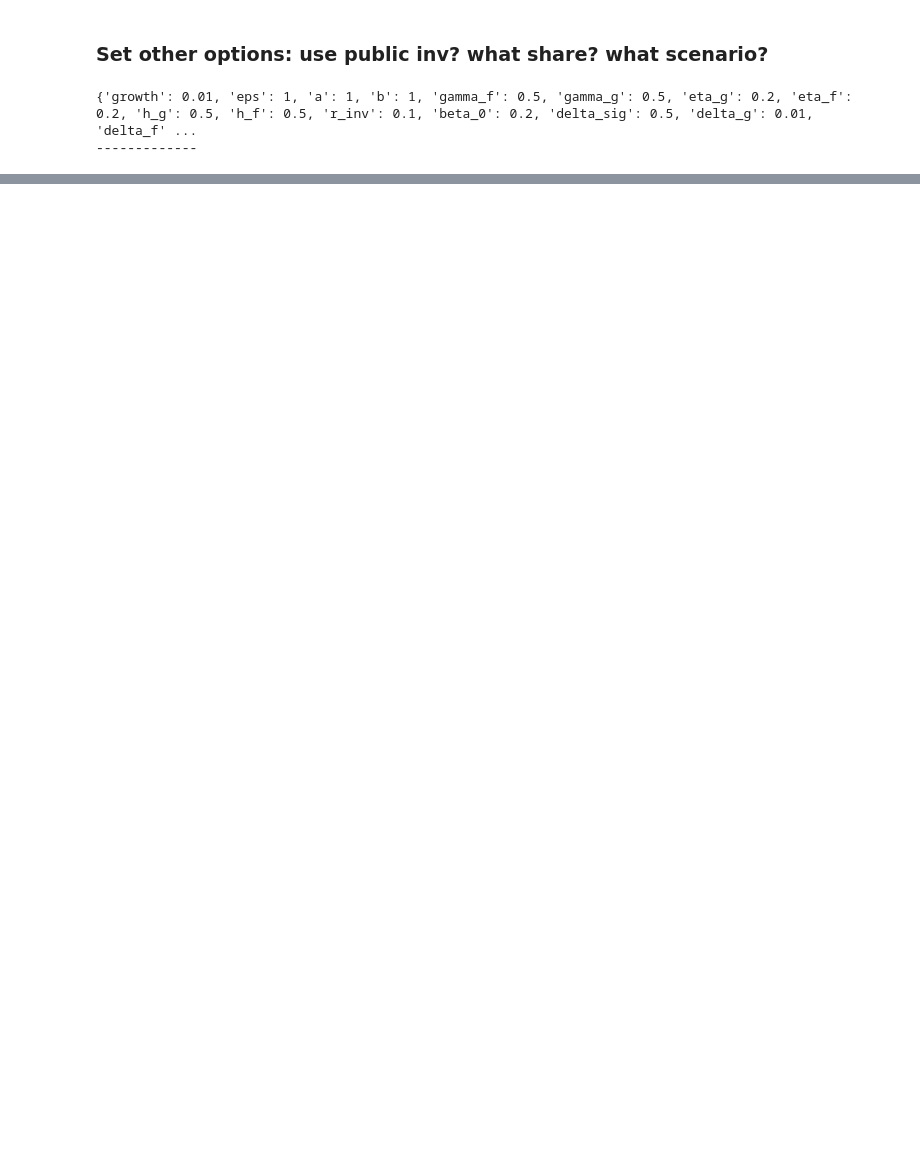
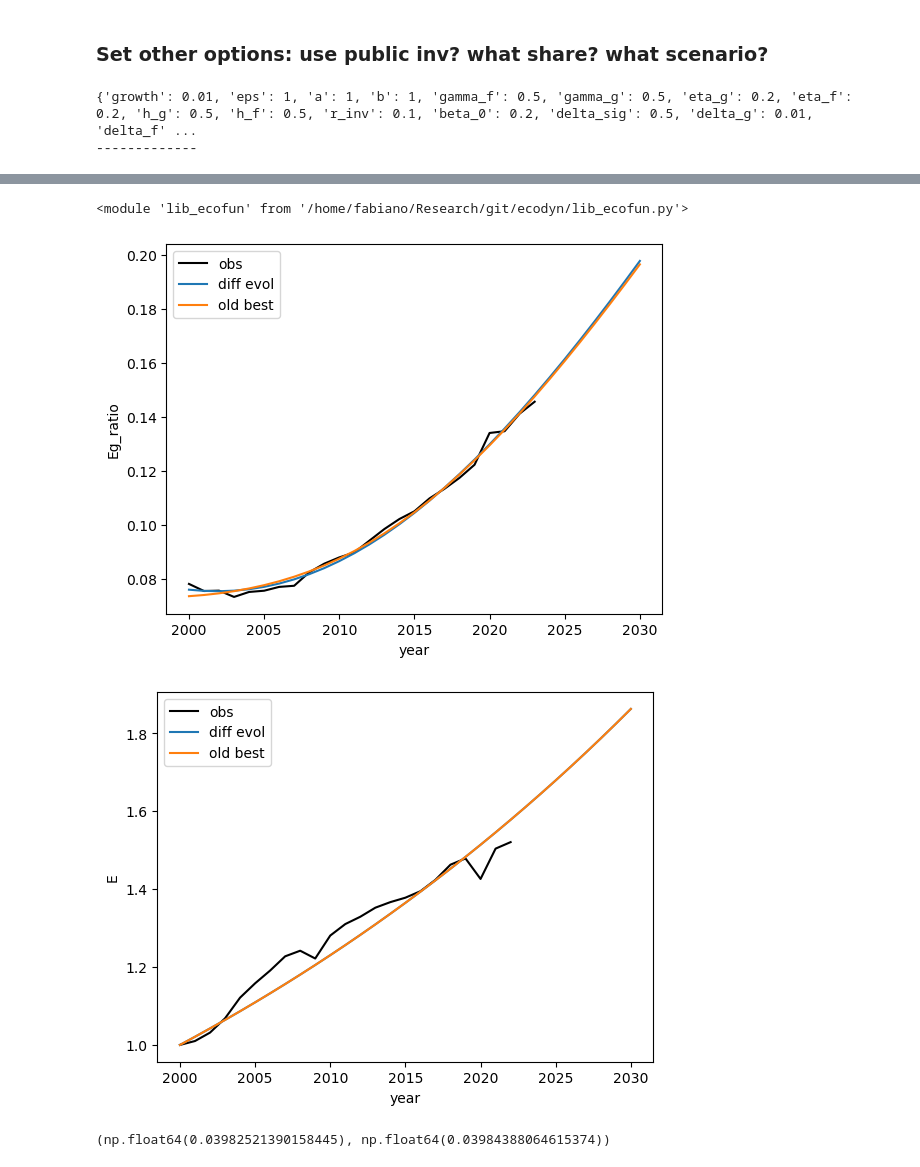
Before and after one commit to fedef17/Spectre, a Jupyter notebook: new_fit.ipynb, the cells around one changed output, grey strips where cells are left out. Saved outputs shown, nothing was run; the diff lists cells and outputs as text; code cells hidden in the pictures; blank space fills up the shorter version.

```diff
--- a/new_fit.ipynb
+++ b/new_fit.ipynb
@@ -64,0 +114,3 @@ result = dual_annealing(lef.cost_function, bounds = bounds, args = (parnames, pa
+# %%
+fit_dual = [0.02094187, -0.40051247,  0.50045883,  0.96259267,  1.45682541,  0.61333459, 0.24142631]
+fit_diffevo = np.array("0.02094188 -0.44921257  0.55798115  0.97262679  1.14217381  0.60538417 0.3224694".split()).astype(float)
@@ -64,0 +122,11 @@ result = dual_annealing(lef.cost_function, bounds = bounds, args = (parnames, pa
+# %%
+parnames = ['growth', 'beta_0', 'r_inv', 'a', 'b', 'eta_g', 'eta_f']
+
+year_ini = 2000
+
+params = lef.default_params.copy()
+params_fit = fit_diffevo
+for par, parval in zip(parnames, params_fit):
+    params[par] = parval
+
+resu_de = lef.run_model(inicond = inicond, params = params, n_iter = 100, verbose = True, rule = 'maxgreen', year_ini = year_ini, public_investment=public_investment, mu_state_scenario=mu_scen)
@@ -64,0 +155,2 @@ result = dual_annealing(lef.cost_function, bounds = bounds, args = (parnames, pa
+# %%
+best_params = lef.best_params.copy()
@@ -64,0 +177,2 @@ result = dual_annealing(lef.cost_function, bounds = bounds, args = (parnames, pa
+# %%
+resu_best = lef.run_model(inicond = inicond, params = best_params, n_iter = 100, verbose = True, rule = 'maxgreen', year_ini = year_ini, public_investment=public_investment, mu_state_scenario=mu_scen)
@@ -64,0 +197,14 @@ result = dual_annealing(lef.cost_function, bounds = bounds, args = (parnames, pa
+# %%
+from importlib import reload
+reload(lef)
+# %% [output]
+<module 'lib_ecofun' from '/home/fabiano/Research/git/ecodyn/lib_ecofun.py'>
+# %%
+figs_obs = lef.plot_resuvsobs_ds([resu_de, resu_best], obs, run_names=['diff evol', 'old best'])
+# %% [output]
+[figure, added]
+[figure, added]
+# %%
+lef.costfun(resu_de, obs), lef.costfun(resu_best, obs)
+# %% [output]
+(np.float64(0.03982521390158445), np.float64(0.03984388064615374))
```
Also changed, not shown: parts of 82 cells of this notebook, 1 other file.
